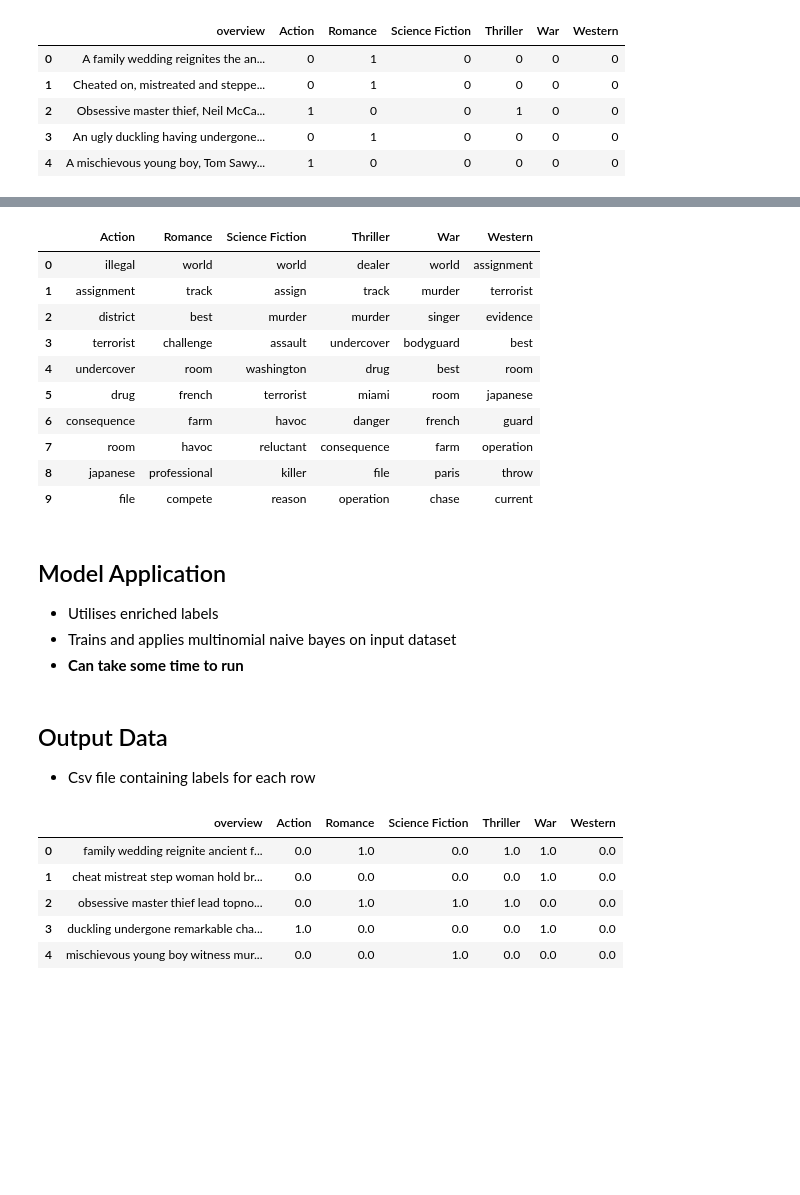
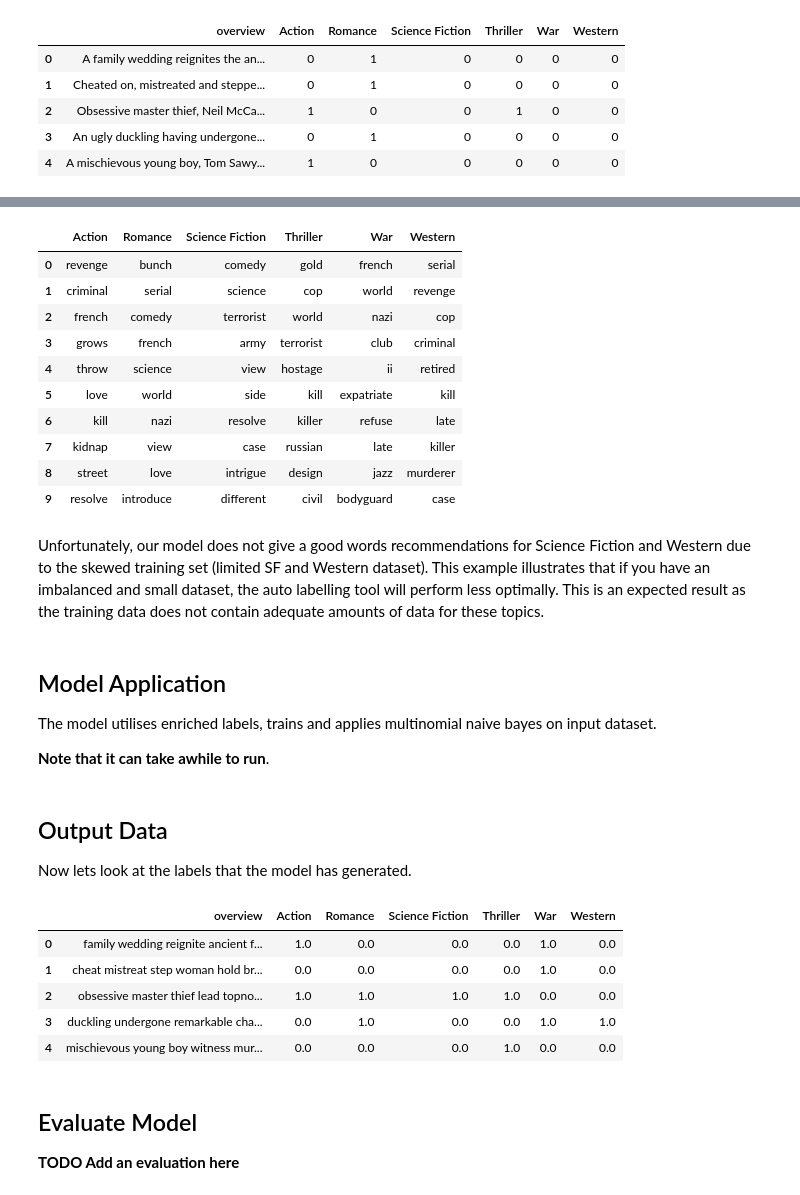
Before and after one commit to aisingapore/SemiAutoLabeller-Bricks, a Jupyter notebook: bricks_demo_auto_label.ipynb, the cells around one changed output, grey strips where cells are left out. Drawn from its saved outputs; the diff is of its cells as text; code cells hidden in the pictures; blank space fills up the shorter version.

```diff
--- a/bricks_demo_auto_label.ipynb
+++ b/bricks_demo_auto_label.ipynb
@@ -65,8 +68,10 @@ barplot(genreTitle,
 # %%
 corpus = movies['overview']
 
+preprocessor = Preprocessor()
+
 # Text Preprocessing
-preprocessed_corpus = corpus_preprocess(corpus=corpus, stopwords_path=stopwords_path)
+preprocessed_corpus = preprocessor.corpus_preprocess(corpus=corpus, stopwords_path=stopwords_path)
 
 # Replace bigrams
-movies['overview'] = corpus_replace_bigrams(min_df=50, max_df=500, corpus=preprocessed_corpus)
+movies['overview'] = preprocessor.corpus_replace_bigrams(corpus=preprocessed_corpus, min_df=50, max_df=500)
@@ -86,40 +135,46 @@ labels.head(10)
 # %%
 autoLabeller = AutoLabeller(labels, corpus, movies)
 enriched_labels = autoLabeller.train(n_words=20)
 
-enriched_labels.to_csv(enriched_labels_path)
 enriched_labels.head(10)
 # %% [output]
 |  | Action | Romance | Science Fiction | Thriller | War | Western |
-| 0 | illegal | world | world | dealer | world | assignment |
-| 1 | assignment | track | assign | track | murder | terrorist |
-| 2 | district | best | murder | murder | singer | evidence |
-| 3 | terrorist | challenge | assault | undercover | bodyguard | best |
-| 4 | undercover | room | washington | drug | best | room |
-| 5 | drug | french | terrorist | miami | room | japanese |
-| 6 | consequence | farm | havoc | danger | french | guard |
-| 7 | room | havoc | reluctant | consequence | farm | operation |
-| 8 | japanese | professional | killer | file | paris | throw |
-| 9 | file | compete | reason | operation | chase | current |
+| 0 | revenge | bunch | comedy | gold | french | serial |
+| 1 | criminal | serial | science | cop | world | revenge |
+| 2 | french | comedy | terrorist | world | nazi | cop |
+| 3 | grows | french | army | terrorist | club | criminal |
+| 4 | throw | science | view | hostage | ii | retired |
+| 5 | love | world | side | kill | expatriate | kill |
+| 6 | kill | nazi | resolve | killer | refuse | late |
+| 7 | kidnap | view | case | russian | late | killer |
+| 8 | street | love | intrigue | design | jazz | murderer |
+| 9 | resolve | introduce | different | civil | bodyguard | case |
+# %% [markdown]
+Unfortunately, our model does not give a good words recommendations for Science Fiction and Western due to the skewed training set (limited SF and Western dataset). This example illustrates that if you have an imbalanced and small dataset, the auto labelling tool will perform less optimally. This is an expected result as the training data does not contain adequate amounts of data for these topics.
 # %% [markdown]
 ## Model Application
-* Utilises enriched labels
-* Trains and applies multinomial naive bayes on input dataset
-* **Can take some time to run**
+The model utilises enriched labels, trains and applies multinomial naive bayes on input dataset.
+
+**Note that it can take awhile to run**.
 # %%
 mnb = MultinomialNB()
 ypred = autoLabeller.apply(mnb)
-# %% [markdown]
-## Output Data
-* Csv file containing labels for each row
+# %% [markdown]
+## Output Data
+Now lets look at the labels that the model has generated.
 # %%
+labelled_path = "data/movies500_labelled.csv"
+
 output = movies[["overview"]].join(ypred)
 output.to_csv(labelled_path)
 output.head(5)
 # %% [output]
 |  | overview | Action | Romance | Science Fiction | Thriller | War | Western |
-| 0 | family wedding reignite ancient f... | 0.0 | 1.0 | 0.0 | 1.0 | 1.0 | 0.0 |
+| 0 | family wedding reignite ancient f... | 1.0 | 0.0 | 0.0 | 0.0 | 1.0 | 0.0 |
 | 1 | cheat mistreat step woman hold br... | 0.0 | 0.0 | 0.0 | 0.0 | 1.0 | 0.0 |
-| 2 | obsessive master thief lead topno... | 0.0 | 1.0 | 1.0 | 1.0 | 0.0 | 0.0 |
-| 3 | duckling undergone remarkable cha... | 1.0 | 0.0 | 0.0 | 0.0 | 1.0 | 0.0 |
-| 4 | mischievous young boy witness mur... | 0.0 | 0.0 | 1.0 | 0.0 | 0.0 | 0.0 |
+| 2 | obsessive master thief lead topno... | 1.0 | 1.0 | 1.0 | 1.0 | 0.0 | 0.0 |
+| 3 | duckling undergone remarkable cha... | 0.0 | 1.0 | 0.0 | 0.0 | 1.0 | 1.0 |
+| 4 | mischievous young boy witness mur... | 0.0 | 0.0 | 0.0 | 1.0 | 0.0 | 0.0 |
+# %% [markdown]
+## Evaluate Model
+**TODO Add an evaluation here**
```
Also changed, not shown: parts of 13 cells of this notebook, 6 other files.
